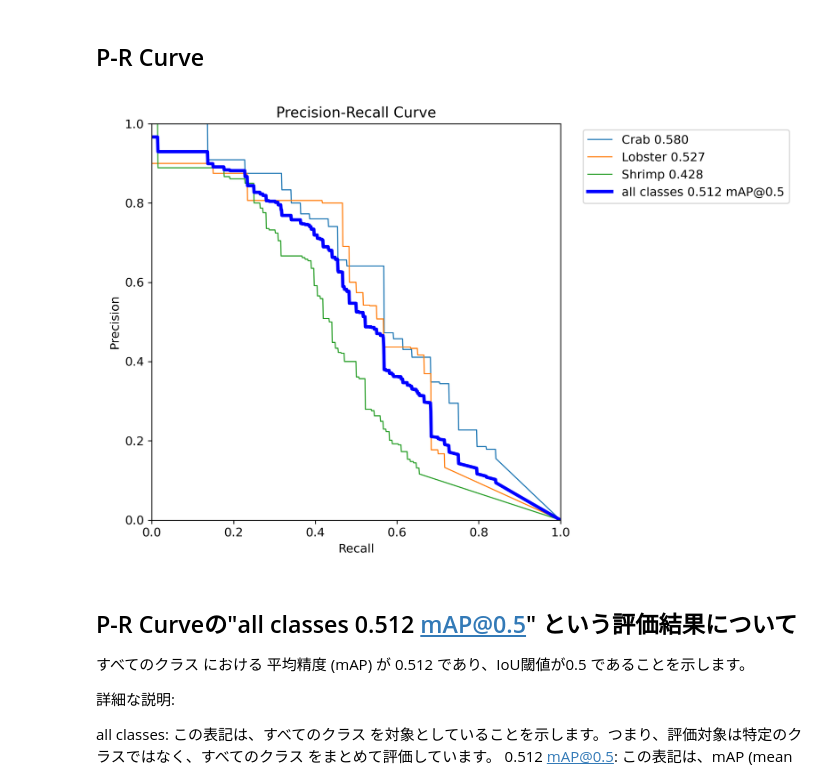
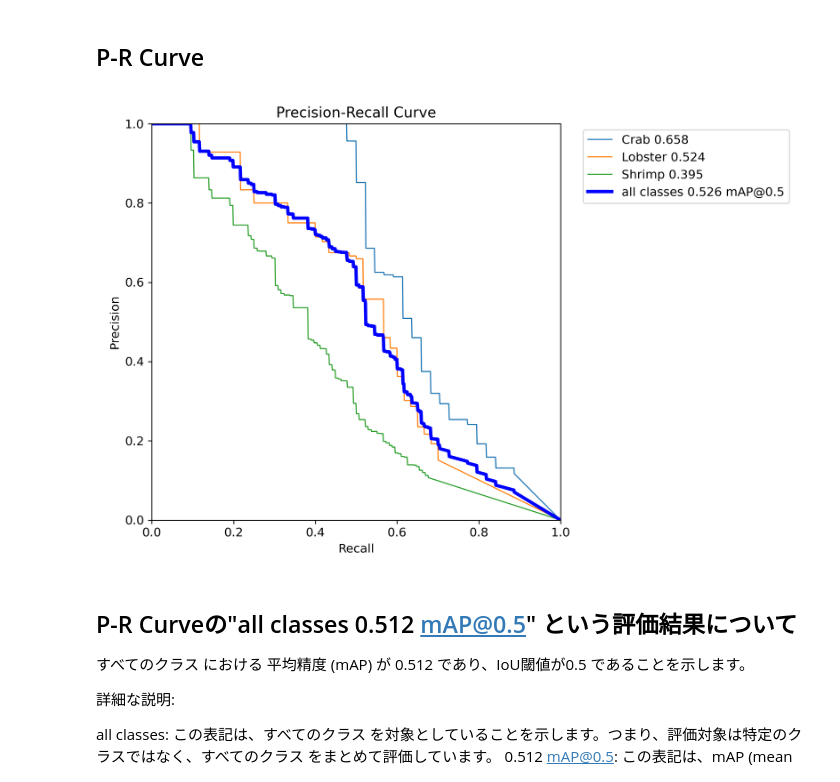
Before and after one commit to gan0606/shellfish_v2, a Jupyter notebook: 04_modeling.ipynb, the cells around one changed output. Saved outputs shown, nothing was run; the diff lists cells and outputs as text; code cells hidden in the pictures.

```diff
--- a/04_modeling.ipynb
+++ b/04_modeling.ipynb
@@ -73,9 +92,9 @@ F1スコア は、精度と再現性のバランスを考慮した指標で、0
 # %% [markdown]
 ## P-R Curve
 # %%
-Image("runs/detect/train2/PR_curve.png")
+Image("runs/detect/train/PR_curve.png")
 # %% [output]
-[figure, old version]
+[figure, new version]
 # %% [markdown]
 ## P-R Curveの"all classes 0.512 mAP@0.5" という評価結果について
 すべてのクラス における 平均精度 (mAP) が 0.512 であり、IoU閾値が0.5 であることを示します。
```
Also changed, not shown: parts of 5 cells of this notebook, 17 other files.
